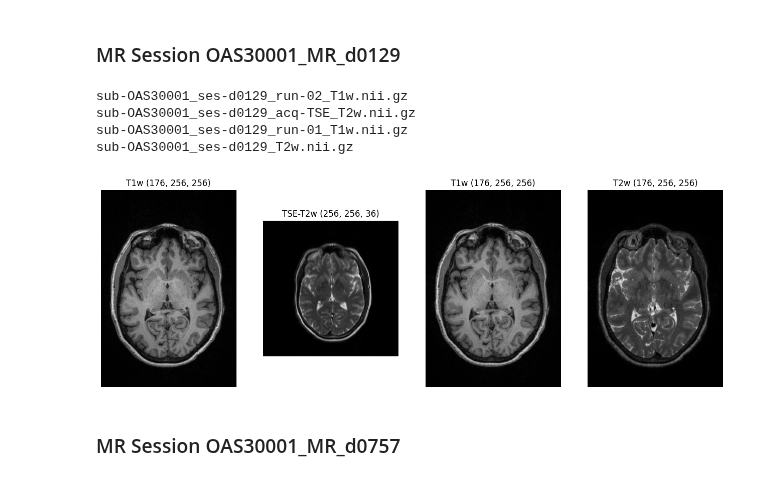
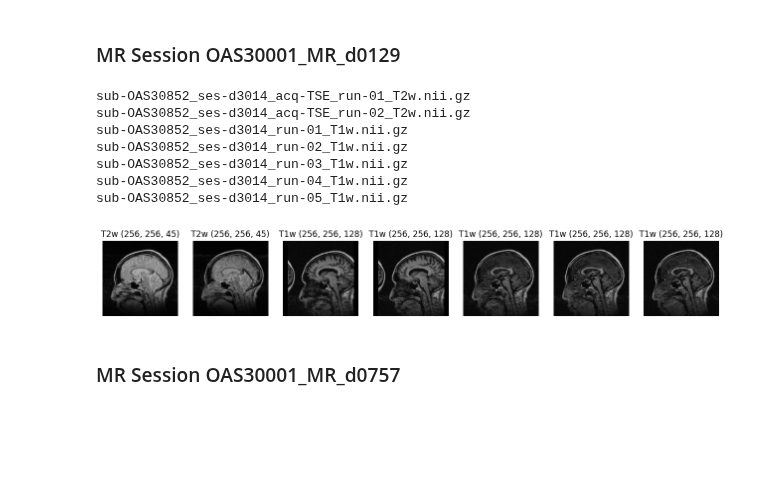
Before and after one commit to KnightTec/mlmi-project, a Jupyter notebook: oasis_3.ipynb, the cells around one changed output. Saved outputs shown, nothing was run; the diff lists cells and outputs as text; code cells hidden in the pictures; blank space fills up the shorter version.

```diff
--- a/oasis_3.ipynb
+++ b/oasis_3.ipynb
@@ -232,12 +232,15 @@ def visualize_structural_mri(session_directory):
 # %%
 from datasets.oasis import Oasis3MRDataset
 
-visualize_structural_mri("data/oasis/mr_sessions/OAS30001_MR_d0129/")
+visualize_structural_mri("/mnt/f/OASIS-3-MR-Sessions/OAS30852_MR_d3014")
 # %% [output]
-sub-OAS30001_ses-d0129_run-02_T1w.nii.gz
-sub-OAS30001_ses-d0129_acq-TSE_T2w.nii.gz
-sub-OAS30001_ses-d0129_run-01_T1w.nii.gz
-sub-OAS30001_ses-d0129_T2w.nii.gz
+sub-OAS30852_ses-d3014_acq-TSE_run-01_T2w.nii.gz
+sub-OAS30852_ses-d3014_acq-TSE_run-02_T2w.nii.gz
+sub-OAS30852_ses-d3014_run-01_T1w.nii.gz
+sub-OAS30852_ses-d3014_run-02_T1w.nii.gz
+sub-OAS30852_ses-d3014_run-03_T1w.nii.gz
+sub-OAS30852_ses-d3014_run-04_T1w.nii.gz
+sub-OAS30852_ses-d3014_run-05_T1w.nii.gz
-[figure, old version]
+[figure, new version]
 # %% [markdown]
 ### MR Session OAS30001_MR_d0757
```
Also changed, not shown: parts of 2 cells of this notebook, 1 other file.
